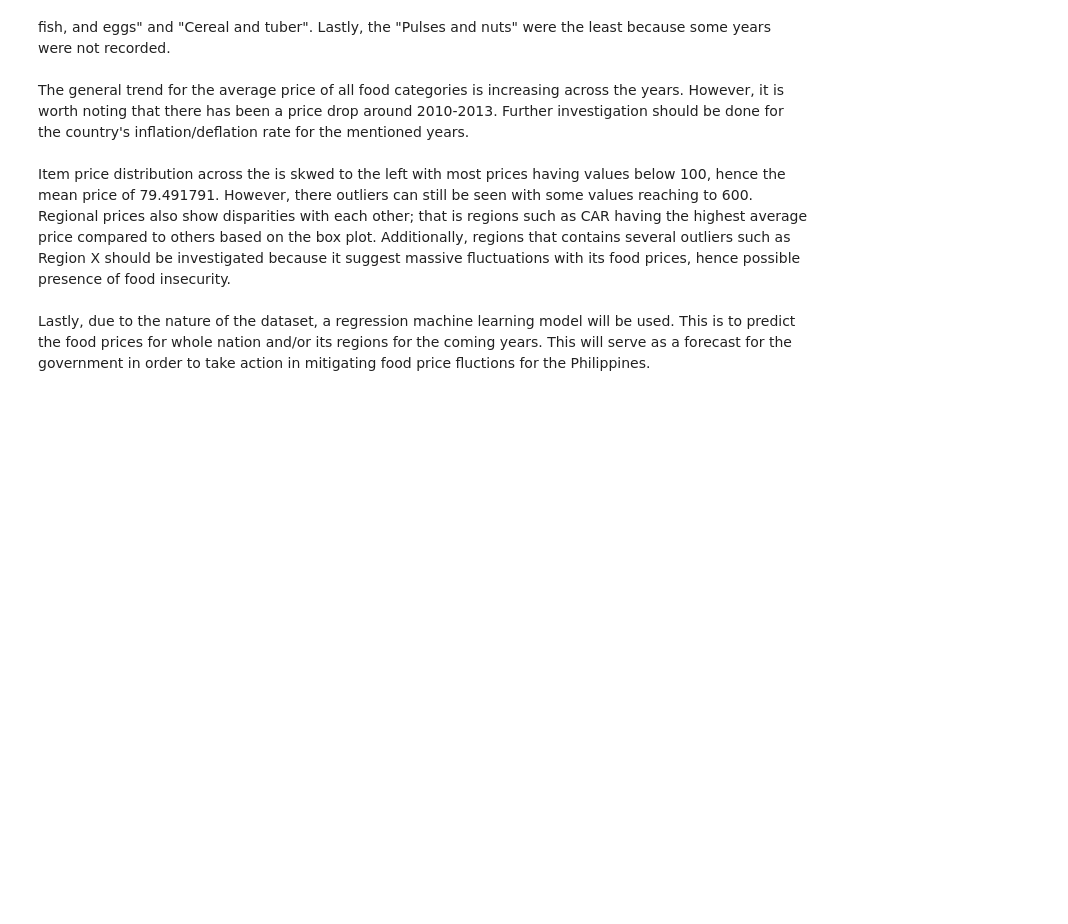
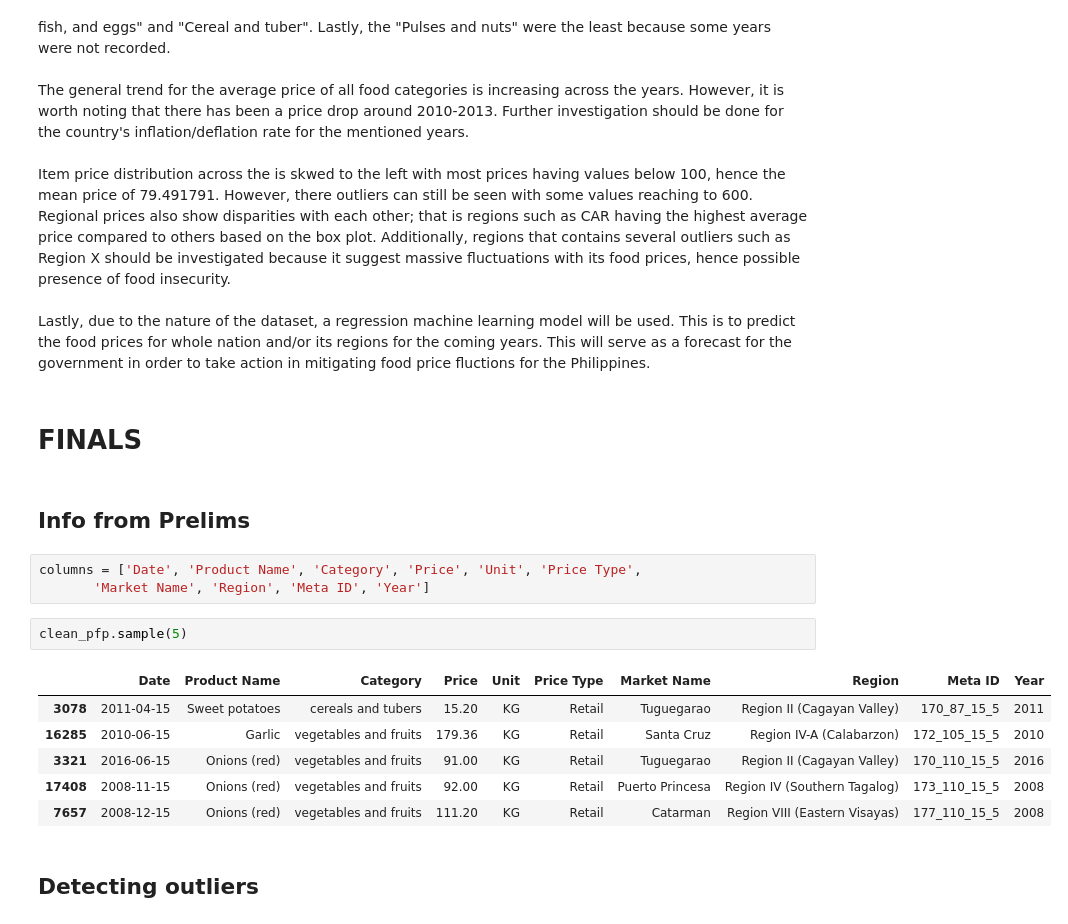
Before and after one commit to KyleZrey/PH-Food-Prices-Analysis, a Jupyter notebook: prelim_data_analysis.ipynb, the cells around one changed output. Cells and saved outputs as stored; diff of their text form; blank space fills up the shorter version.

```diff
--- a/prelim_data_analysis.ipynb
+++ b/prelim_data_analysis.ipynb
@@ -583,3 +583,21 @@ The general trend for the average price of all food categories is increasing acr
 Item price distribution across the is skwed to the left with most prices having values below 100, hence the mean price of 79.491791. However, there outliers can still be seen with some values reaching to 600. Regional prices also show disparities with each other; that is regions such as CAR having the highest average price compared to others based on the box plot. Additionally, regions that contains several outliers such as Region X should be investigated because it suggest massive fluctuations with its food prices, hence possible presence of food insecurity.
 <br><br>
 Lastly, due to the nature of the dataset, a regression machine learning model will be used. This is to predict the food prices for whole nation and/or its regions for the coming years. This will serve as a forecast for the government in order to take action in mitigating food price fluctions for the Philippines.
+# %% [markdown]
+# FINALS
+# %% [markdown]
+## Info from Prelims
+# %%
+columns = ['Date', 'Product Name', 'Category', 'Price', 'Unit', 'Price Type',
+       'Market Name', 'Region', 'Meta ID', 'Year']
+# %%
+clean_pfp.sample(5)
+# %% [output]
+|  | Date | Product Name | Category | Price | Unit | Price Type | Market Name | Region | Meta ID | Year |
+| 3078 | 2011-04-15 | Sweet potatoes | cereals and tubers | 15.20 | KG | Retail | Tuguegarao | Region II (Cagayan Valley) | 170_87_15_5 | 2011 |
+| 16285 | 2010-06-15 | Garlic | vegetables and fruits | 179.36 | KG | Retail | Santa Cruz | Region IV-A (Calabarzon) | 172_105_15_5 | 2010 |
+| 3321 | 2016-06-15 | Onions (red) | vegetables and fruits | 91.00 | KG | Retail | Tuguegarao | Region II (Cagayan Valley) | 170_110_15_5 | 2016 |
+| 17408 | 2008-11-15 | Onions (red) | vegetables and fruits | 92.00 | KG | Retail | Puerto Princesa | Region IV (Southern Tagalog) | 173_110_15_5 | 2008 |
+| 7657 | 2008-12-15 | Onions (red) | vegetables and fruits | 111.20 | KG | Retail | Catarman | Region VIII (Eastern Visayas) | 177_110_15_5 | 2008 |
+# %% [markdown]
+## Detecting outliers
```
Also changed, not shown: parts of 32 cells of this notebook.
